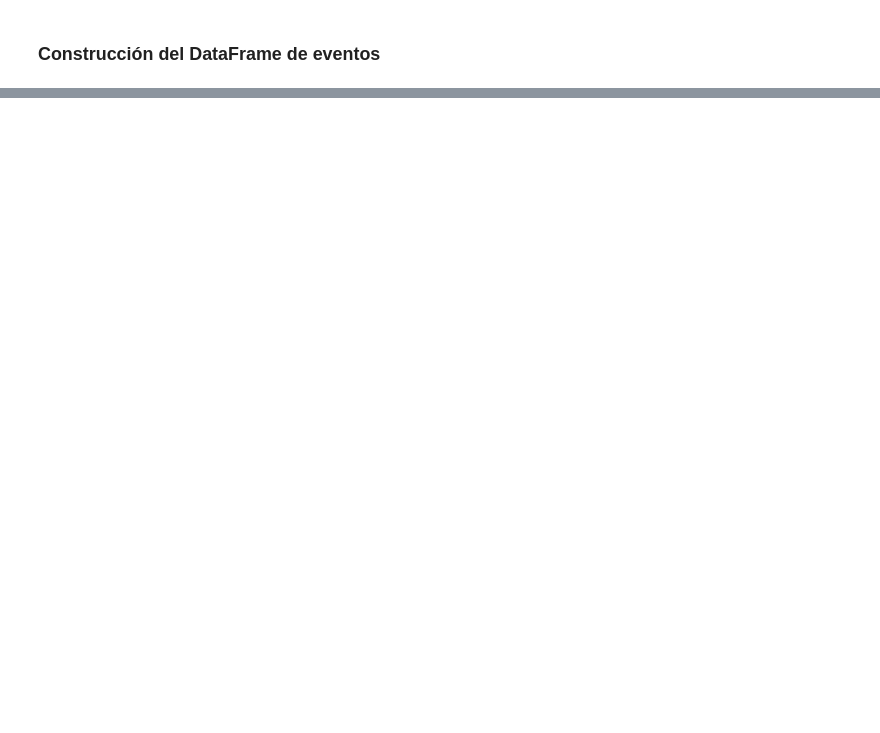
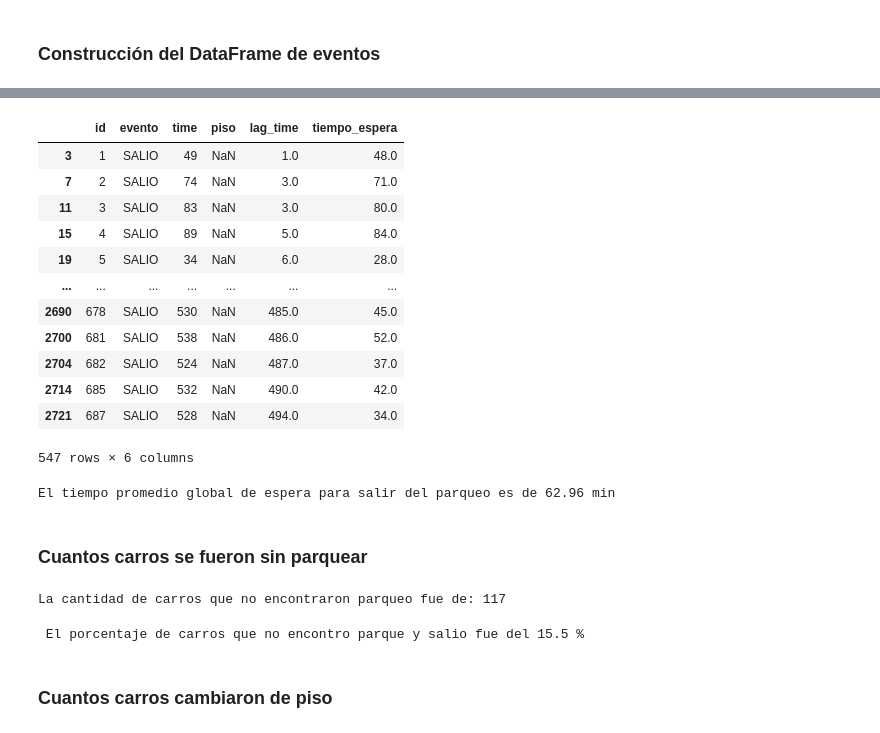
Before and after one commit to jc-vasquez14/Teoria_Simpy, a Jupyter notebook: simpy.ipynb, the cells around one changed output, grey strips where cells are left out. Saved outputs shown, nothing was run; the diff lists cells and outputs as text; code cells hidden in the pictures; blank space fills up the shorter version.

```diff
--- a/simpy.ipynb
+++ b/simpy.ipynb
@@ -229,0 +338,39 @@ simulacion.carros[0].eventos
+# %%
+df_eventos["lag_time"] = df_eventos.groupby("id")["time"].shift(3)
+
+df3 = df_eventos.loc[ df_eventos["evento"] == "SALIO", : ].copy()
+df3["tiempo_espera"] = df3["time"] - df3["lag_time"]
+# %%
+df3
+# %% [output]
+|  | id | evento | time | piso | lag_time | tiempo_espera |
+| 3 | 1 | SALIO | 49 | NaN | 1.0 | 48.0 |
+| 7 | 2 | SALIO | 74 | NaN | 3.0 | 71.0 |
+| 11 | 3 | SALIO | 83 | NaN | 3.0 | 80.0 |
+| 15 | 4 | SALIO | 89 | NaN | 5.0 | 84.0 |
+| 19 | 5 | SALIO | 34 | NaN | 6.0 | 28.0 |
+| ... | ... | ... | ... | ... | ... | ... |
+| 2690 | 678 | SALIO | 530 | NaN | 485.0 | 45.0 |
+| 2700 | 681 | SALIO | 538 | NaN | 486.0 | 52.0 |
+| 2704 | 682 | SALIO | 524 | NaN | 487.0 | 37.0 |
+| 2714 | 685 | SALIO | 532 | NaN | 490.0 | 42.0 |
+| 2721 | 687 | SALIO | 528 | NaN | 494.0 | 34.0 |
+547 rows × 6 columns
+# %%
+mean = round(float(df3["tiempo_espera"].sum() / df3.shape[0]), 2)
+
+print( f"El tiempo promedio global de espera para salir del parqueo es de {mean} min")
+# %% [output]
+El tiempo promedio global de espera para salir del parqueo es de 62.96 min
+# %% [markdown]
+### Cuantos carros se fueron sin parquear
+# %%
+print(f"La cantidad de carros que no encontraron parqueo fue de: {df_eventos.loc[ df_eventos["evento"] == "NO ESTACIONO Y SALIO", : ].shape[0]}")
+# %% [output]
+La cantidad de carros que no encontraron parqueo fue de: 117
+# %%
+print(f" El porcentaje de carros que no encontro parque y salio fue del {round((df_eventos.loc[ df_eventos["evento"] == "NO ESTACIONO Y SALIO", : ].shape[0] / df_autos.shape[0]) * 100, 1)} %")
+# %% [output]
+ El porcentaje de carros que no encontro parque y salio fue del 15.5 %
+# %% [markdown]
+### Cuantos carros cambiaron de piso
```
Also changed, not shown: parts of 33 cells of this notebook, 3 other files.
